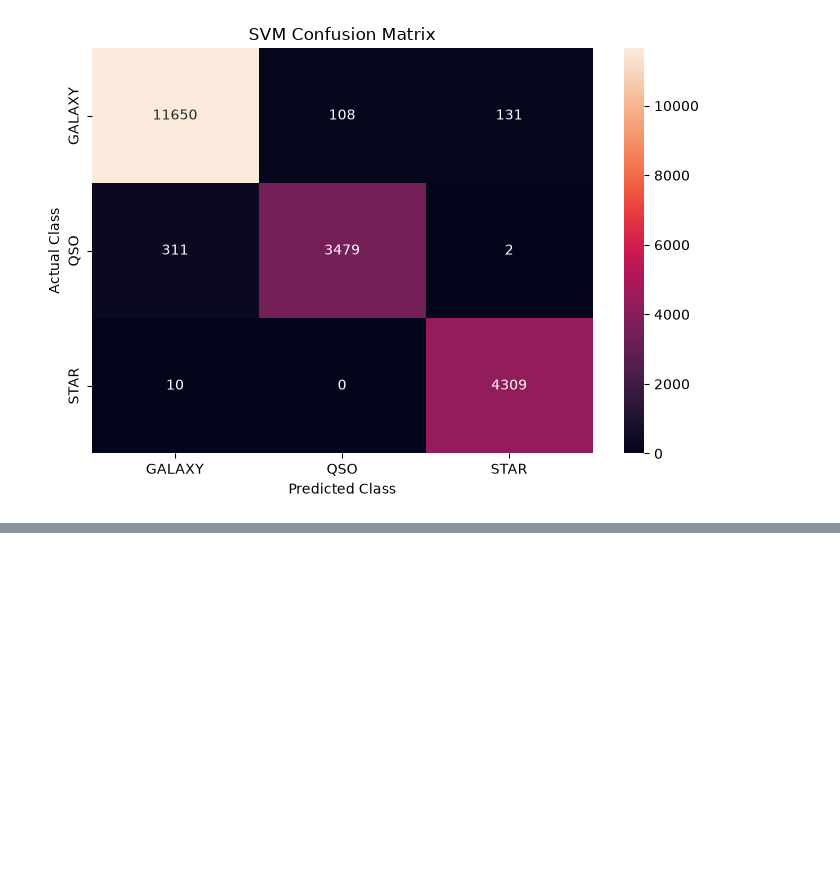
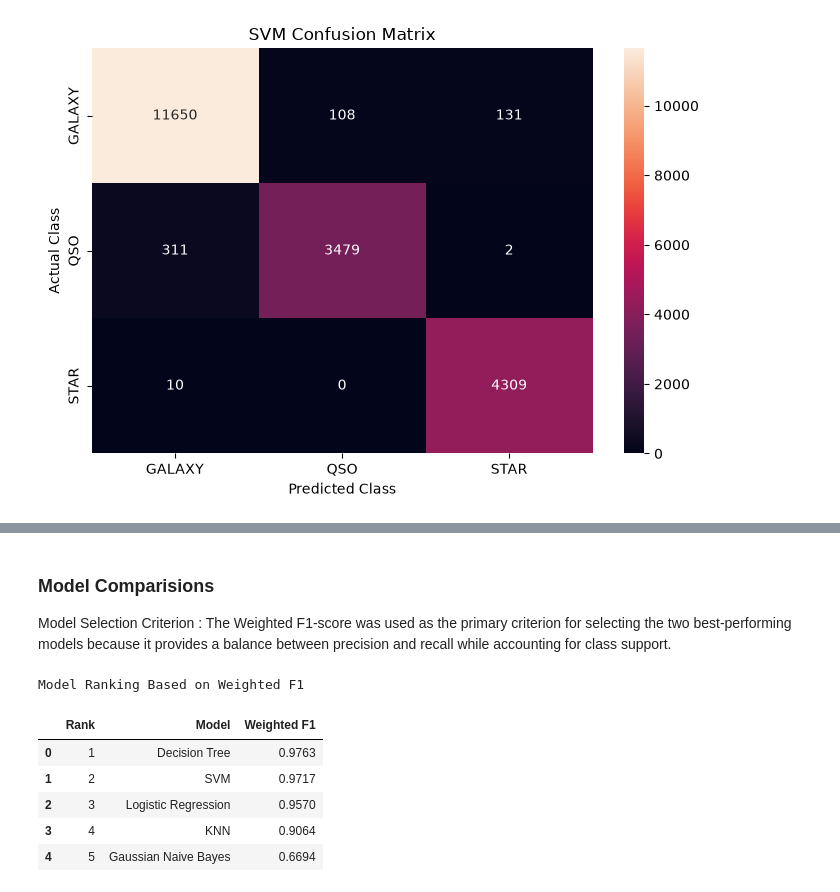
Before and after one commit to Reshma925/Vectora, a Jupyter notebook: ML_CLASSIFICATION_TRACKA/classification.ipynb, the cells around one changed output, grey strips where cells are left out. Saved outputs shown, nothing was run; the diff lists cells and outputs as text; code cells hidden in the pictures; blank space fills up the shorter version.

```diff
--- a/ML_CLASSIFICATION_TRACKA/classification.ipynb
+++ b/ML_CLASSIFICATION_TRACKA/classification.ipynb
@@ -1068,0 +1140,45 @@ display(comparison_df)
+# %% [markdown]
+### Model Comparisions
+Model Selection Criterion : The Weighted F1-score was used as the primary criterion for selecting the two best-performing models because it provides a balance between precision and recall while accounting for class support.
+# %%
+# Models ranked by Weighted F1 score evaluation metric
+
+f1_ranking = pd.DataFrame({
+    "Model": [
+        "KNN",
+        "Logistic Regression",
+        "Gaussian Naive Bayes",
+        "Decision Tree",
+        "SVM"
+    ],
+    "Weighted F1": [
+        knn_f1,
+        lr_f1,
+        gnb_f1,
+        dt_f1,
+        svm_f1
+    ]
+})
+# Sort from highest to lowest Weighted F1
+f1_ranking = f1_ranking.sort_values(
+    by="Weighted F1",
+    ascending=False
+).reset_index(drop=True)
+# Add rank
+f1_ranking.insert(
+    0,
+    "Rank",
+    range(1, len(f1_ranking) + 1)
+)
+# Round scores
+f1_ranking["Weighted F1"] = f1_ranking["Weighted F1"].round(4)
+print("Model Ranking Based on Weighted F1")
+display(f1_ranking)
+# %% [output]
+Model Ranking Based on Weighted F1
+|  | Rank | Model | Weighted F1 |
+| 0 | 1 | Decision Tree | 0.9763 |
+| 1 | 2 | SVM | 0.9717 |
+| 2 | 3 | Logistic Regression | 0.9570 |
+| 3 | 4 | KNN | 0.9064 |
+| 4 | 5 | Gaussian Naive Bayes | 0.6694 |
```
Also changed, not shown: parts of 2 cells of this notebook.
